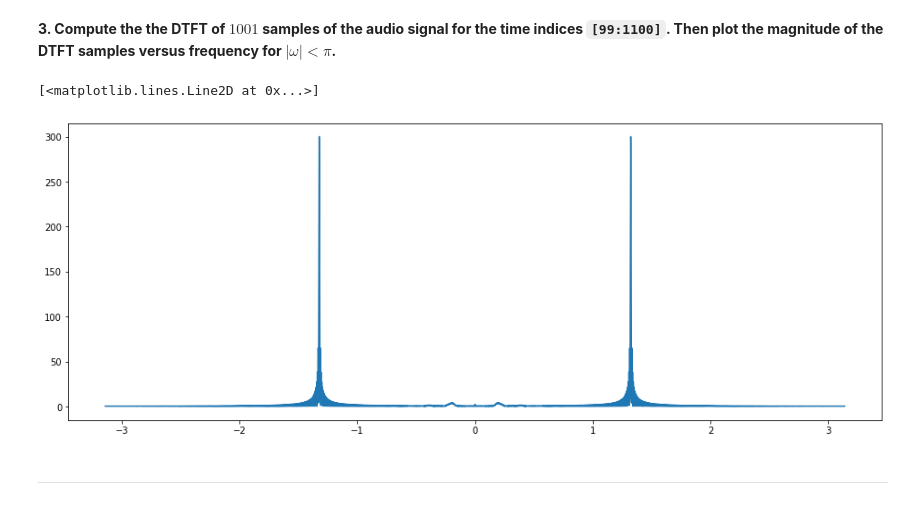
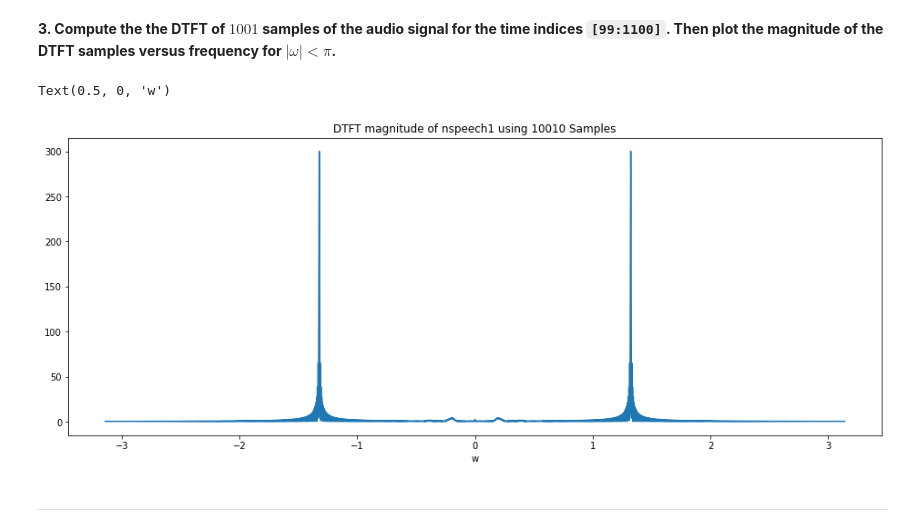
Before and after one commit to JustinWang781/438-Lab05a, a Jupyter notebook: lab05a_final_report.ipynb, the cells around one changed output. Cells and saved outputs as stored; diff of their text form; code cells hidden in the pictures.

```diff
--- a/lab05a_final_report.ipynb
+++ b/lab05a_final_report.ipynb
@@ -118,10 +122,12 @@ from helper import DTFT
 # %%
 # insert your code here
 X, w = DTFT(nspeech1[99:1100], 10010)
 plt.plot(w, np.abs(X))
+plt.title("DTFT magnitude of nspeech1 using 10010 Samples")
+plt.xlabel("w")
 # %% [output]
-[<matplotlib.lines.Line2D at 0x...>]
+Text(0.5, 0, 'w')
-[figure, old version]
+[figure, new version]
 # %% [markdown]
 ---
 # %% [markdown]
```
Also changed, not shown: parts of 40 cells of this notebook.
